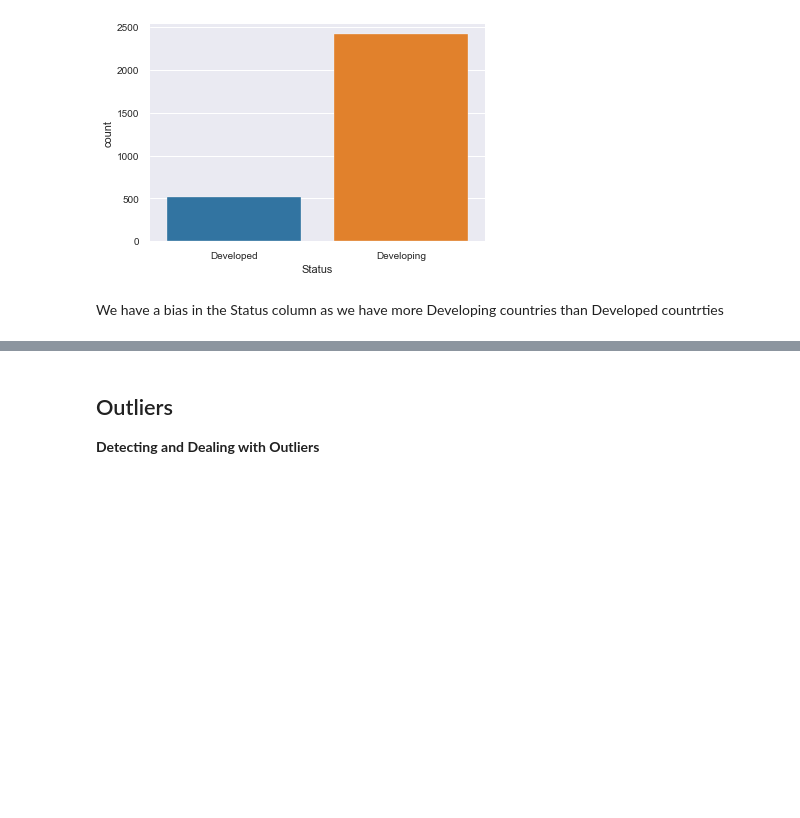
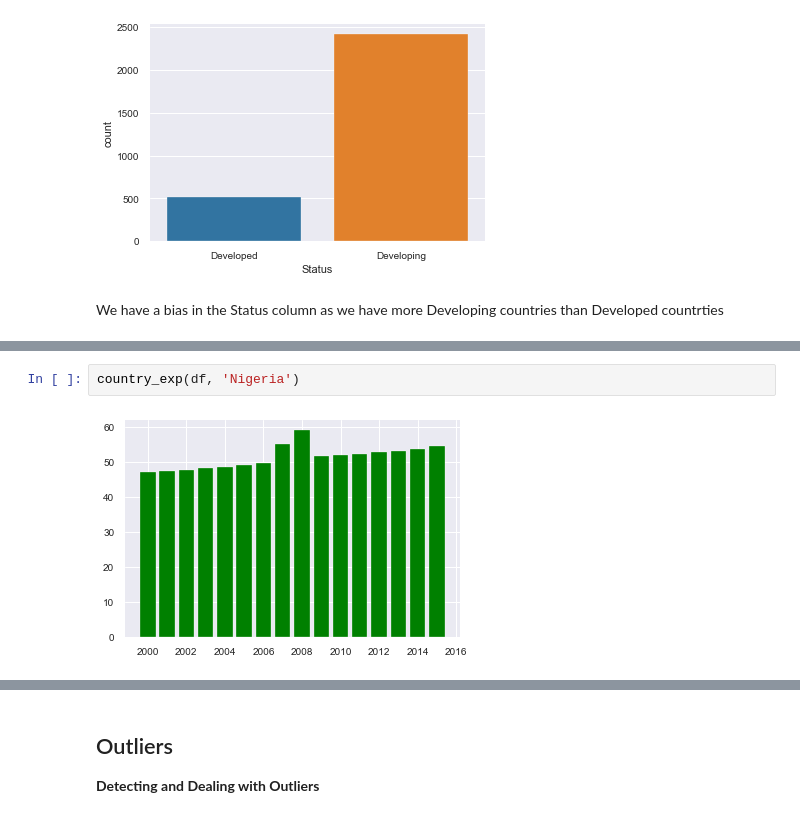
Before and after one commit to francisatoyebi/Predicting-Life-Expectancy---WHO, a Jupyter notebook: Life Expectancy Prediction.ipynb, the cells around one changed output, grey strips where cells are left out. Cells and saved outputs as stored; diff of their text form; blank space fills up the shorter version.

```diff
--- a/Life Expectancy Prediction.ipynb
+++ b/Life Expectancy Prediction.ipynb
@@ -370,0 +378,4 @@ plt.show()
+# %%
+country_exp(df, 'Nigeria')
+# %% [output]
+[figure, added]
```
Also changed, not shown: parts of 19 cells of this notebook.
